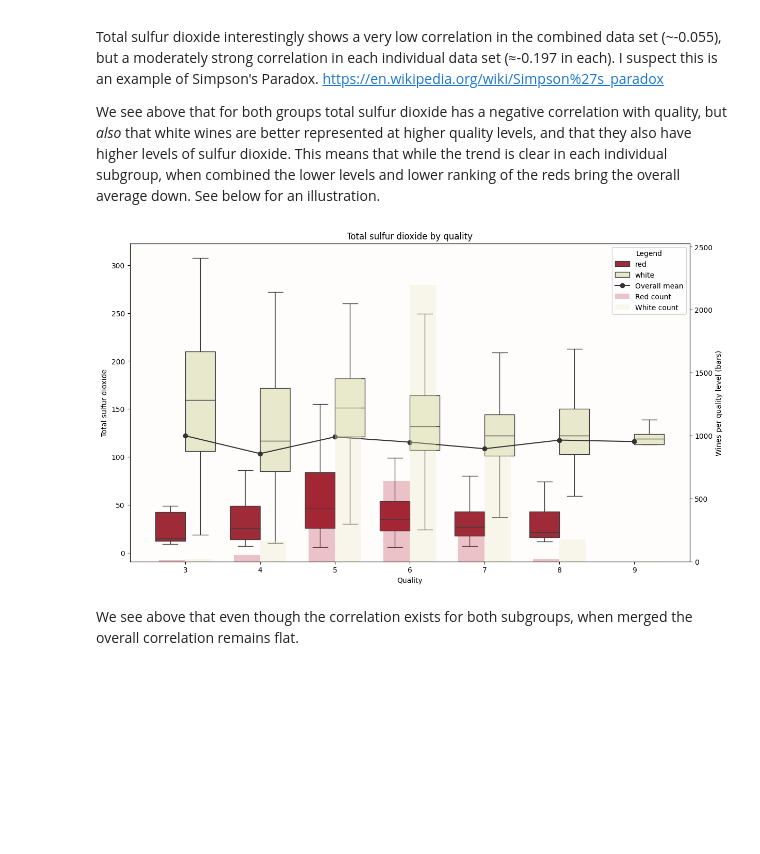
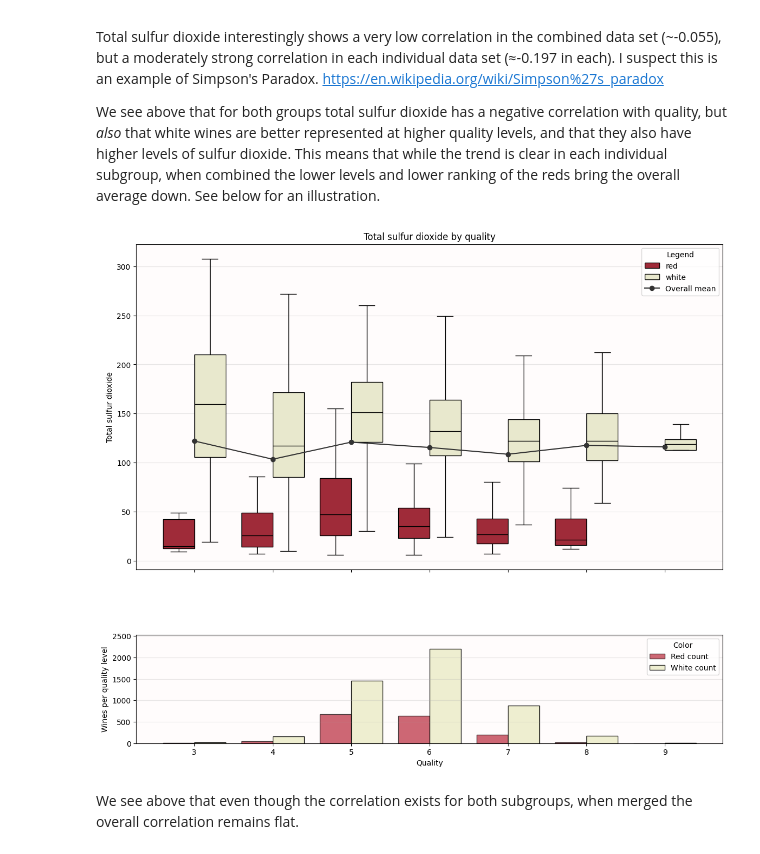
Before and after one commit to jklydev/everything-counts-summative-1, a Jupyter notebook: wine.ipynb, the cells around one changed output. Drawn from its saved outputs; the diff is of its cells as text; code cells hidden in the pictures; blank space fills up the shorter version.

Commit message:
Fixed bad graph

```diff
--- a/wine.ipynb
+++ b/wine.ipynb
@@ -347,8 +347,17 @@ wine_by_quality_counts = (
 )
 pooled_means = wine_quality.groupby('quality')['total_sulfur_dioxide'].mean().reindex(quality_order)
 
-fig, ax = plt.subplots(figsize=(14, 8))
-ax.set_facecolor("#fffcfc")
+fig, (ax_box, ax_bar) = plt.subplots(
+    nrows=2,
+    ncols=1,
+    figsize=(14, 12),
+    sharex=True,
+    gridspec_kw={'height_ratios': [3, 1]},
+)
+fig.subplots_adjust(hspace=0.3)
+
+for ax in (ax_box, ax_bar):
+    ax.set_facecolor("#fffcfc")
 
 sns.boxplot(
     data=wine_quality,
@@ -358,58 +367,64 @@ sns.boxplot(
     order=quality_order,
     palette=palette,
     showfliers=False,
-    ax=ax,
+    boxprops={"edgecolor": "black"},
+    medianprops={"color": "black"},
+    whiskerprops={"color": "black"},
+    capprops={"color": "black"},
+    ax=ax_box,
 )
 
 x_positions = list(range(len(quality_order)))
 
-ax.plot(
+ax_box.plot(
     x_positions,
     pooled_means.values,
     color='#333333',
     marker='o',
     linestyle='-',
     linewidth=1.5,
     markersize=6,
     label='Overall mean',
 )
 
-ax.set_xticks(x_positions)
-ax.set_xticklabels(quality_order)
-ax.set_title('Total sulfur dioxide by quality')
-ax.set_xlabel('Quality')
-ax.set_ylabel('Total sulfur dioxide')
+ax_box.set_xticks(x_positions)
+ax_box.set_xticklabels(quality_order)
+ax_box.set_title('Total sulfur dioxide by quality')
+ax_box.set_xlabel('Quality')
+ax_box.set_ylabel('Total sulfur dioxide')
+ax_box.grid(True, axis='y', alpha=0.3)
+ax_box.legend(title='Legend')
 
-ax2 = ax.twinx()
-ax2.set_facecolor('none')
-bar_width = 0.35
-ax2.bar(
+bar_width = 0.4
+ax_bar.bar(
     [x - bar_width / 2 for x in x_positions],
     wine_by_quality_counts['red'],
     width=bar_width,
     color=palette['red'],
-    alpha=0.25,
+    edgecolor='black',
+    alpha=0.65,
     label='Red count',
 )
-ax2.bar(
+ax_bar.bar(
     [x + bar_width / 2 for x in x_positions],
     wine_by_quality_counts['white'],
     width=bar_width,
     color=palette['white'],
-    alpha=0.35,
+    edgecolor='black',
+    alpha=0.85,
     label='White count',
 )
-ax2.set_ylabel('Wines per quality level (bars)')
-ax2.set_ylim(0, wine_by_quality_counts.values.max() * 1.15)
-ax2.grid(False)
-
-handles1, labels1 = ax.get_legend_handles_labels()
-handles2, labels2 = ax2.get_legend_handles_labels()
-ax.legend(handles1 + handles2, labels1 + labels2, title='Legend')
+ax_bar.set_ylabel('Wines per quality level')
+ax_bar.set_xlabel('Quality')
+ax_bar.set_xticks(x_positions)
+ax_bar.set_xticklabels(quality_order)
+ax_bar.set_ylim(0, wine_by_quality_counts.values.max() * 1.15)
+ax_bar.grid(True, axis='y', alpha=0.3)
+ax_bar.legend(title='Color')
 
 plt.show()
 # %% [output]
-[figure, old version]
+[figure, new version]
 # %% [markdown]
 We see above that even though the correlation exists for both subgroups, when merged the overall correlation remains flat.
 # %% [markdown]
```
